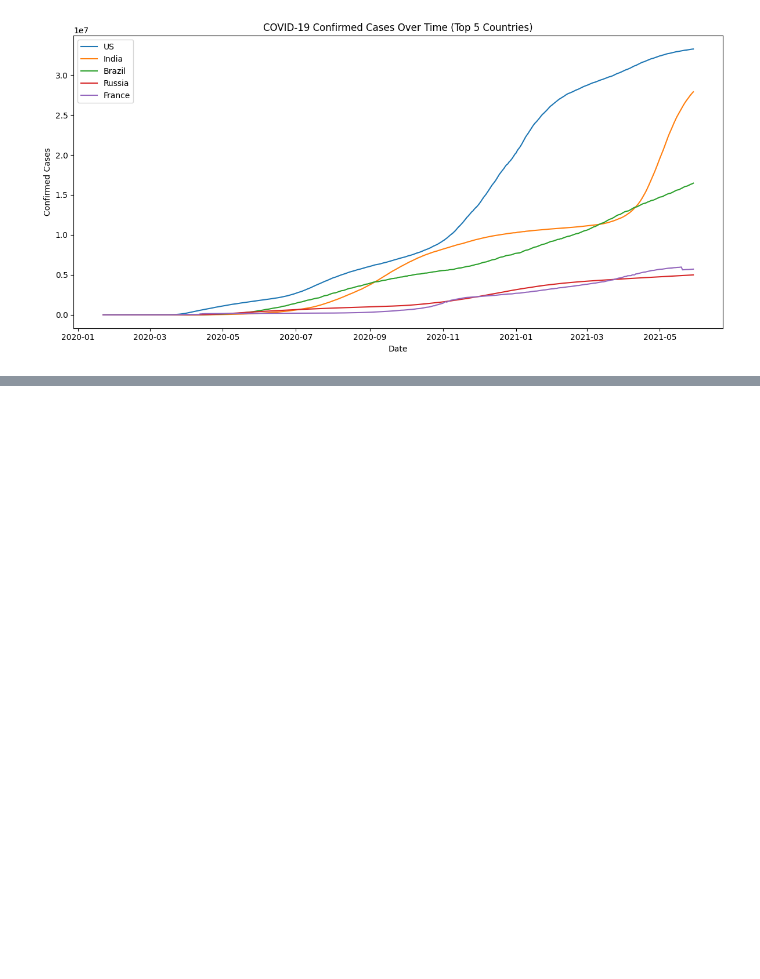
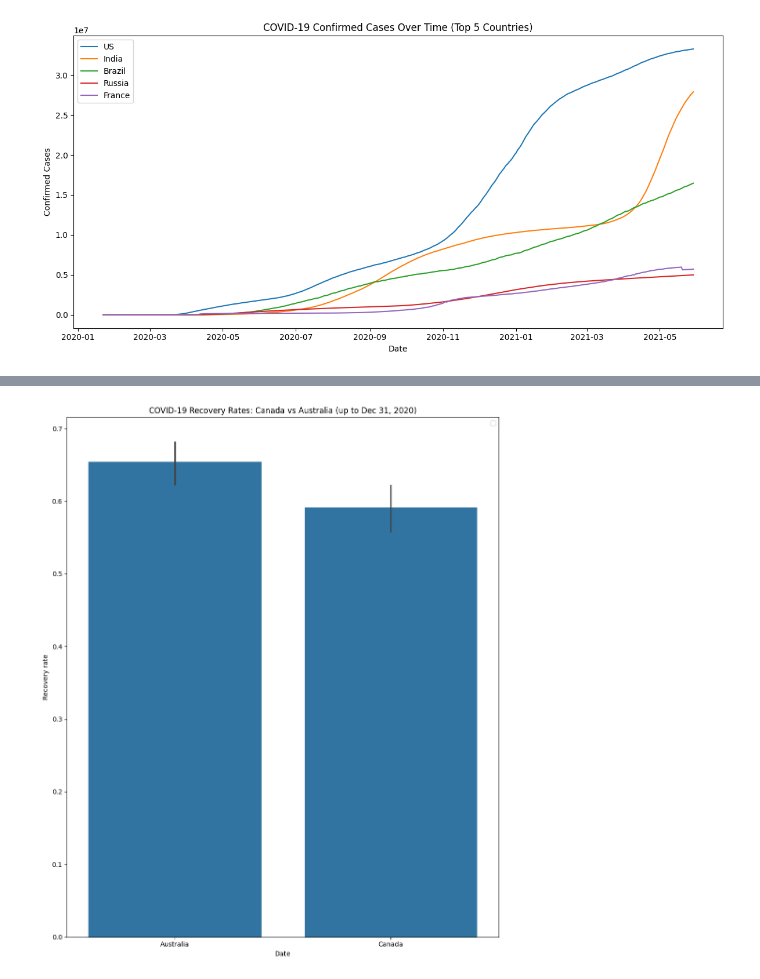
Before and after one commit to fizz-i/COVID-19_Case-study, a Jupyter notebook: case-study_1.ipynb, the cells around one changed output, grey strips where cells are left out. Cells and saved outputs as stored; diff of their text form; code cells hidden in the pictures; blank space fills up the shorter version.

```diff
--- a/case-study_1.ipynb
+++ b/case-study_1.ipynb
@@ -139,0 +158,4 @@ plt.show()
+# %%
+data_recovered.columns = data_recovered.iloc[0]
+data_recovered = data_recovered.drop(0).reset_index(drop=True)
+data_recovered
@@ -139,0 +213,5 @@ plt.show()
+# %%
+data_recovered['Lat'].fillna(method='ffill', inplace=True)
+data_recovered['Long'].fillna(method='ffill', inplace=True)
+data_recovered['Province/State'].fillna("All Provinces", inplace=True)
+data_recovered.isnull().sum()
@@ -139,0 +302,10 @@ plt.show()
+# %%
+data_recovered['Lat'] = data_recovered['Lat'].astype(float)
+data_recovered['Long'] = data_recovered['Long'].astype(float)
+data_recovered['Province/State'] = data_recovered['Province/State'].astype('string')
+data_recovered['Country/Region'] = data_recovered['Country/Region'].astype('string')
+obj = data_recovered.select_dtypes(include=object).columns
+
+for every_obj in obj:
+    data_recovered[every_obj] = pd.to_numeric(data_recovered[every_obj])
+data_recovered.dtypes
@@ -139,0 +395,7 @@ plt.show()
+# %%
+data_recovered_copy = pd.DataFrame.copy(data_recovered)
+data_recovered_copy.drop(columns=['Province/State', 'Lat', 'Long'], inplace=True)
+grouped_recovered = data_recovered_copy.groupby('Country/Region').sum()
+final_recovered = grouped_recovered.reset_index().melt(id_vars='Country/Region', var_name='date')
+final_recovered['date'] = pd.to_datetime(final_recovered['date'])
+final_recovered
@@ -139,0 +416,18 @@ plt.show()
+# %%
+Can_Aus_recovered = final_recovered[final_recovered['Country/Region'].isin(['Canada', 'Australia'])]
+Can_Aus_confirmed = final[final['Country/Region'].isin(['Canada', 'Australia'])]
+Can_Aus_recovered_2020 = Can_Aus_recovered[Can_Aus_recovered['date'] <= '2020-12-31']
+Can_Aus_confirmed_2020 = Can_Aus_confirmed[Can_Aus_confirmed['date'] <= '2020-12-31']
+
+plt.figure(figsize=(10,12))
+
+sbn.barplot(x=Can_Aus_recovered_2020['Country/Region'],y=(Can_Aus_recovered_2020['value']/Can_Aus_confirmed_2020['value']))
+plt.xlabel("Date")
+plt.ylabel("Recovery rate")
+plt.title("COVID-19 Recovery Rates: Canada vs Australia (up to Dec 31, 2020)")
+plt.legend()
+plt.tight_layout()
+plt.savefig('output.svg')
+plt.show()
+# %% [output]
+[figure, added]
```
Also changed, not shown: parts of 38 cells of this notebook.
